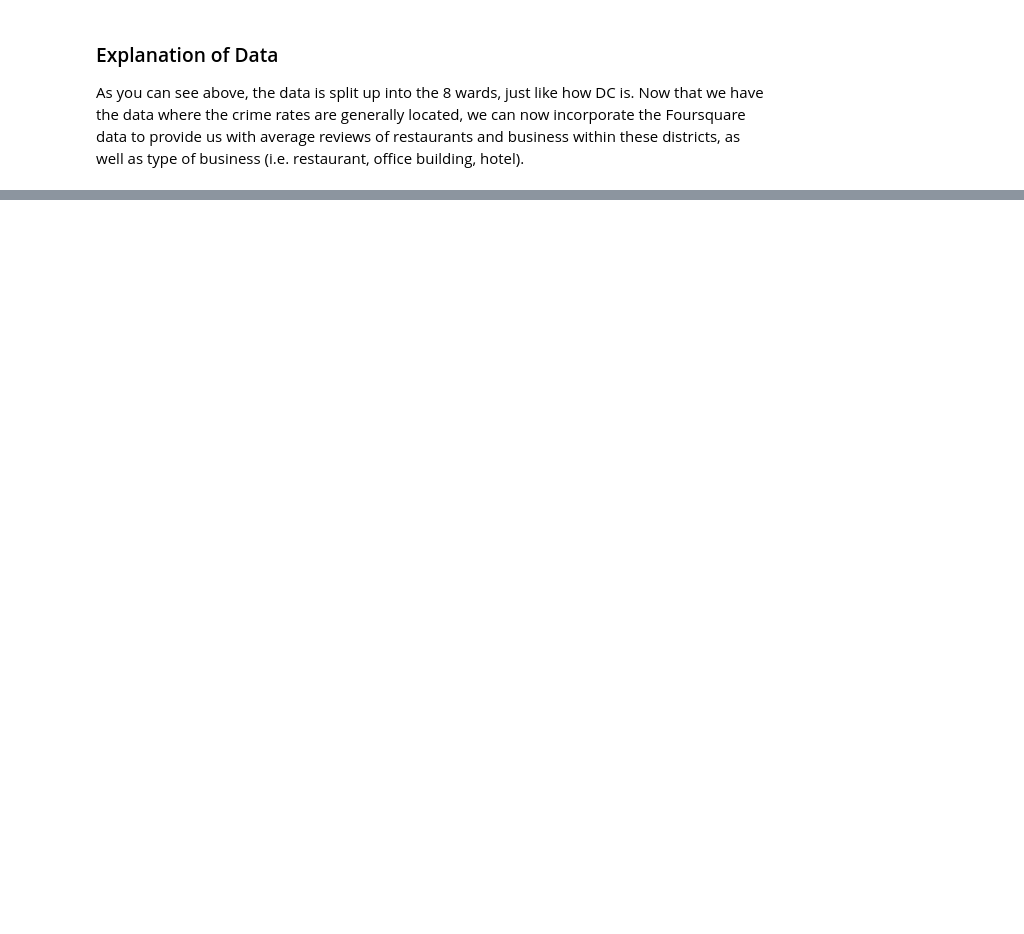
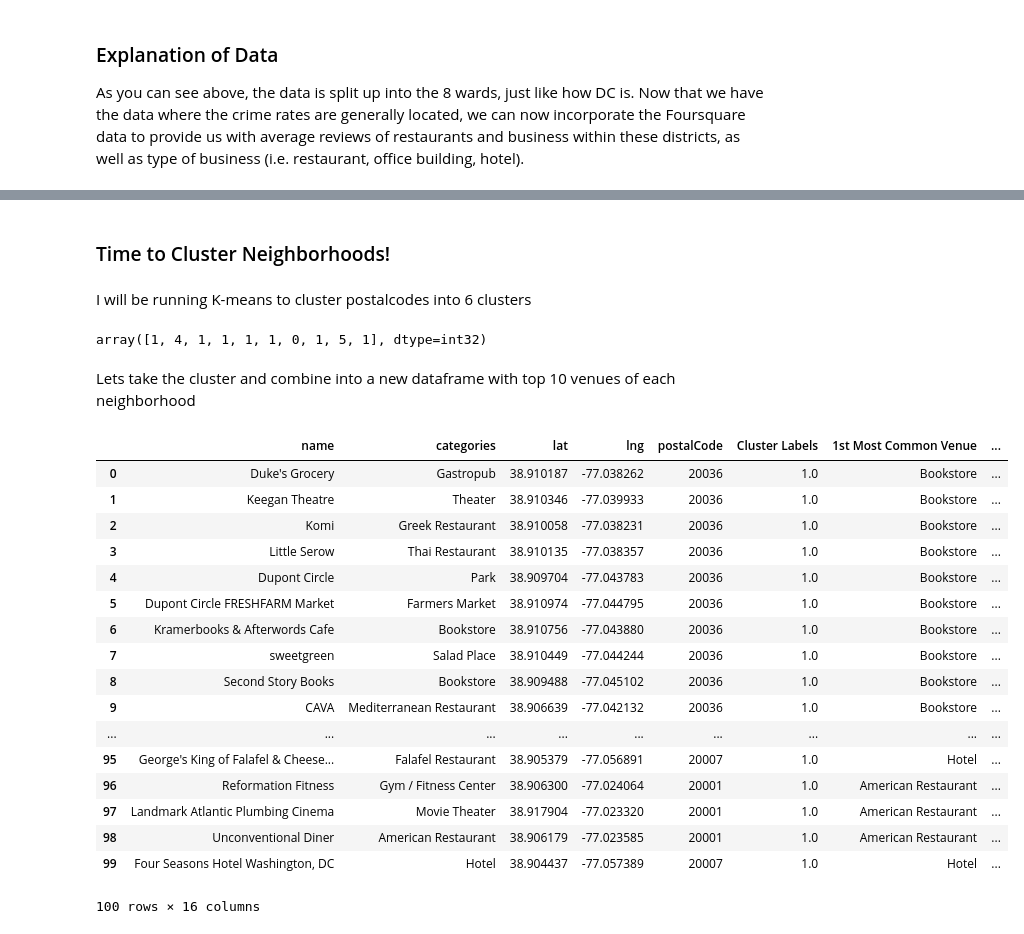
Before and after one commit to pguo94/Coursera_Capstone, a Jupyter notebook: DC Crime Rates Database.ipynb, the cells around one changed output, grey strips where cells are left out. Saved outputs shown, nothing was run; the diff lists cells and outputs as text; code cells hidden in the pictures; blank space fills up the shorter version.

```diff
--- a/DC Crime Rates Database.ipynb
+++ b/DC Crime Rates Database.ipynb
@@ -83,0 +303,3 @@ As you can see above, the data is split up into the 8 wards, just like how DC is
+# %%
+dc_grouped = dc_onehot.groupby('postalCode').mean().reset_index()
+dc_grouped
@@ -83,0 +364,21 @@ As you can see above, the data is split up into the 8 wards, just like how DC is
+# %%
+num_top_venues = 10
+
+indicators = ['st', 'nd', 'rd']
+
+# create columns according to number of top venues
+columns = ['postalCode']
+for ind in np.arange(num_top_venues):
+    try:
+        columns.append('{}{} Most Common Venue'.format(ind+1, indicators[ind]))
+    except:
+        columns.append('{}th Most Common Venue'.format(ind+1))
+
+# create a new dataframe
+neighborhoods_venues_sorted = pd.DataFrame(columns=columns)
+neighborhoods_venues_sorted['postalCode'] = dc_grouped['postalCode']
+
+for ind in np.arange(dc_grouped.shape[0]):
+    neighborhoods_venues_sorted.iloc[ind, 1:] = return_most_common_venues(dc_grouped.iloc[ind, :], num_top_venues)
+
+neighborhoods_venues_sorted.head()
@@ -83,0 +392,48 @@ As you can see above, the data is split up into the 8 wards, just like how DC is
+# %% [markdown]
+### Time to Cluster Neighborhoods!
+# %% [markdown]
+I will be running K-means to cluster postalcodes into 6 clusters
+# %%
+# set number of clusters
+kclusters = 6
+
+dc_grouped_clustering = dc_grouped.drop('postalCode', 1)
+
+# run k-means clustering
+kmeans = KMeans(n_clusters=kclusters, random_state=0).fit(dc_grouped_clustering)
+
+# check cluster labels generated for each row in the dataframe
+kmeans.labels_[0:10]
+# %% [output]
+array([1, 4, 1, 1, 1, 1, 0, 1, 5, 1], dtype=int32)
+# %% [markdown]
+Lets take the cluster and combine into a new dataframe with top 10 venues of each neighborhood
+# %%
+# add clustering labels
+neighborhoods_venues_sorted.insert(0, 'Cluster Labels', kmeans.labels_)
+
+dc_merged = nearby_venues
+
+# merge toronto_grouped with toronto_data to add latitude/longitude for each neighborhood
+dc_merged = dc_merged.join(neighborhoods_venues_sorted.set_index('postalCode'), on='postalCode')
+# %%
+dc_merged
+# %% [output]
+|  | name | categories | lat | lng | postalCode | Cluster Labels | 1st Most Common Venue | ... |
+| 0 | Duke's Grocery | Gastropub | 38.910187 | -77.038262 | 20036 | 1.0 | Bookstore | ... |
+| 1 | Keegan Theatre | Theater | 38.910346 | -77.039933 | 20036 | 1.0 | Bookstore | ... |
+| 2 | Komi | Greek Restaurant | 38.910058 | -77.038231 | 20036 | 1.0 | Bookstore | ... |
+| 3 | Little Serow | Thai Restaurant | 38.910135 | -77.038357 | 20036 | 1.0 | Bookstore | ... |
+| 4 | Dupont Circle | Park | 38.909704 | -77.043783 | 20036 | 1.0 | Bookstore | ... |
+| 5 | Dupont Circle FRESHFARM Market | Farmers Market | 38.910974 | -77.044795 | 20036 | 1.0 | Bookstore | ... |
+| 6 | Kramerbooks & Afterwords Cafe | Bookstore | 38.910756 | -77.043880 | 20036 | 1.0 | Bookstore | ... |
+| 7 | sweetgreen | Salad Place | 38.910449 | -77.044244 | 20036 | 1.0 | Bookstore | ... |
+| 8 | Second Story Books | Bookstore | 38.909488 | -77.045102 | 20036 | 1.0 | Bookstore | ... |
+| 9 | CAVA | Mediterranean Restaurant | 38.906639 | -77.042132 | 20036 | 1.0 | Bookstore | ... |
+| ... | ... | ... | ... | ... | ... | ... | ... | ... |
+| 95 | George's King of Falafel & Cheese... | Falafel Restaurant | 38.905379 | -77.056891 | 20007 | 1.0 | Hotel | ... |
+| 96 | Reformation Fitness | Gym / Fitness Center | 38.906300 | -77.024064 | 20001 | 1.0 | American Restaurant | ... |
+| 97 | Landmark Atlantic Plumbing Cinema | Movie Theater | 38.917904 | -77.023320 | 20001 | 1.0 | American Restaurant | ... |
+| 98 | Unconventional Diner | American Restaurant | 38.906179 | -77.023585 | 20001 | 1.0 | American Restaurant | ... |
+| 99 | Four Seasons Hotel Washington, DC | Hotel | 38.904437 | -77.057389 | 20007 | 1.0 | Hotel | ... |
+100 rows × 16 columns
```
Also changed, not shown: parts of 34 cells of this notebook.
